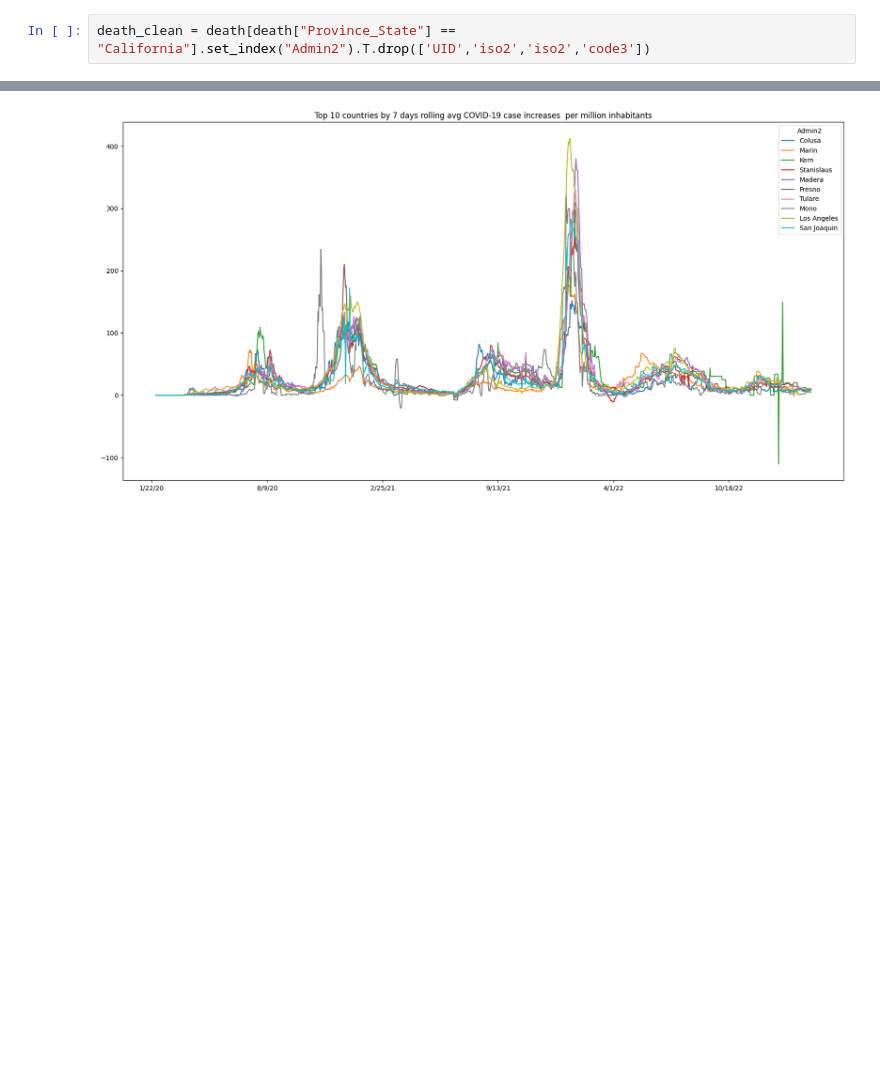
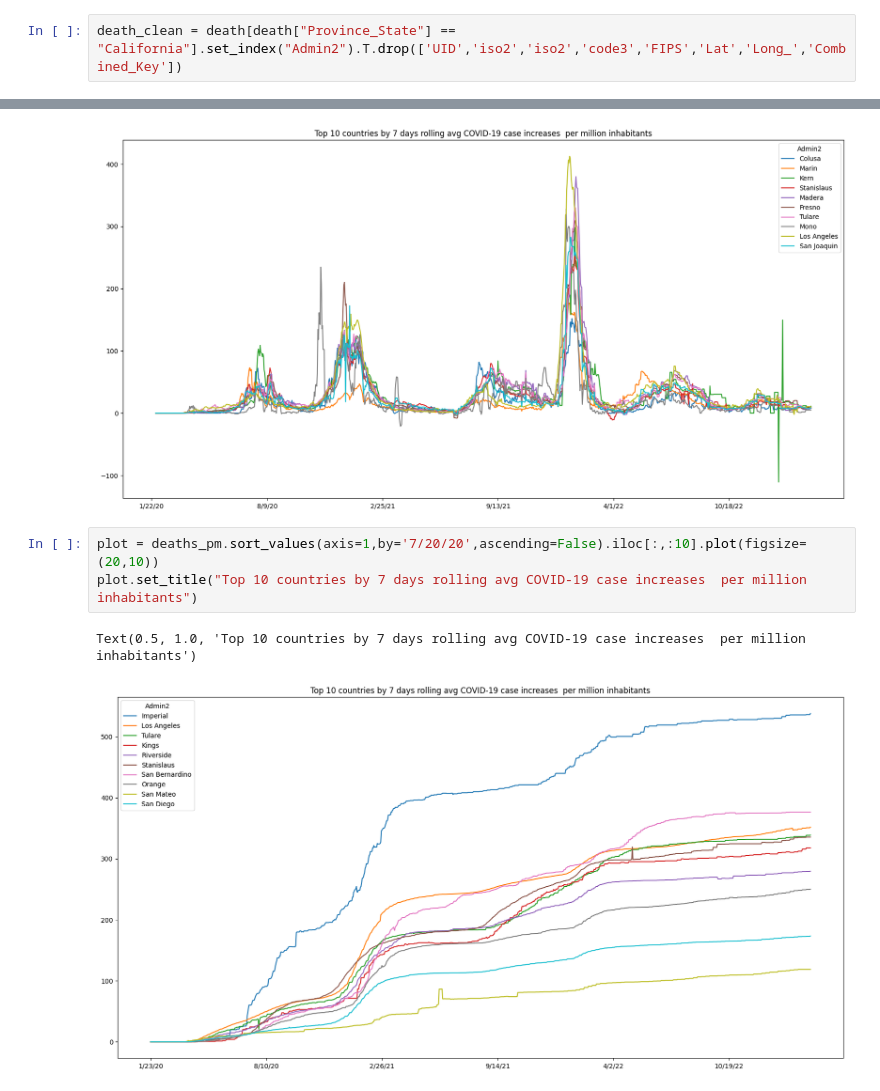
Before and after one commit to rana6-12/Machine-Learning-NTI, a Jupyter notebook: Untitled37.ipynb, the cells around one changed output, grey strips where cells are left out. Saved outputs shown, nothing was run; the diff lists cells and outputs as text; blank space fills up the shorter version.

```diff
--- a/Untitled37.ipynb
+++ b/Untitled37.ipynb
@@ -76,7 +76,7 @@ cases_CA_T
 # %%
 cases_clean = cases_CA_T.drop(["UID", "iso2", "iso3", "code3", "FIPS", "Lat", "Long_", "Combined_Key"])
 # %%
-death_clean = death[death["Province_State"] == "California"].set_index("Admin2").T.drop(['UID','iso2','iso2','code3'])
+death_clean = death[death["Province_State"] == "California"].set_index("Admin2").T.drop(['UID','iso2','iso2','code3','FIPS','Lat','Long_','Combined_Key'])
 # %%
 countties = ['Alameda',
              'San Francisco',
@@ -196,3 +195,9 @@ plot.set_title("Top 10 countries by 7 days rolling avg COVID-19 case increases
 # %% [output]
 Text(0.5, 1.0, 'Top 10 countries by 7 days rolling avg COVID-19 case increases  per million inhabitants')
 [figure]
+# %%
+plot = deaths_pm.sort_values(axis=1,by='7/20/20',ascending=False).iloc[:,:10].plot(figsize=(20,10))
+plot.set_title("Top 10 countries by 7 days rolling avg COVID-19 case increases  per million inhabitants")
+# %% [output]
+Text(0.5, 1.0, 'Top 10 countries by 7 days rolling avg COVID-19 case increases  per million inhabitants')
+[figure, added]
```
Also changed, not shown: parts of 3 cells of this notebook.
